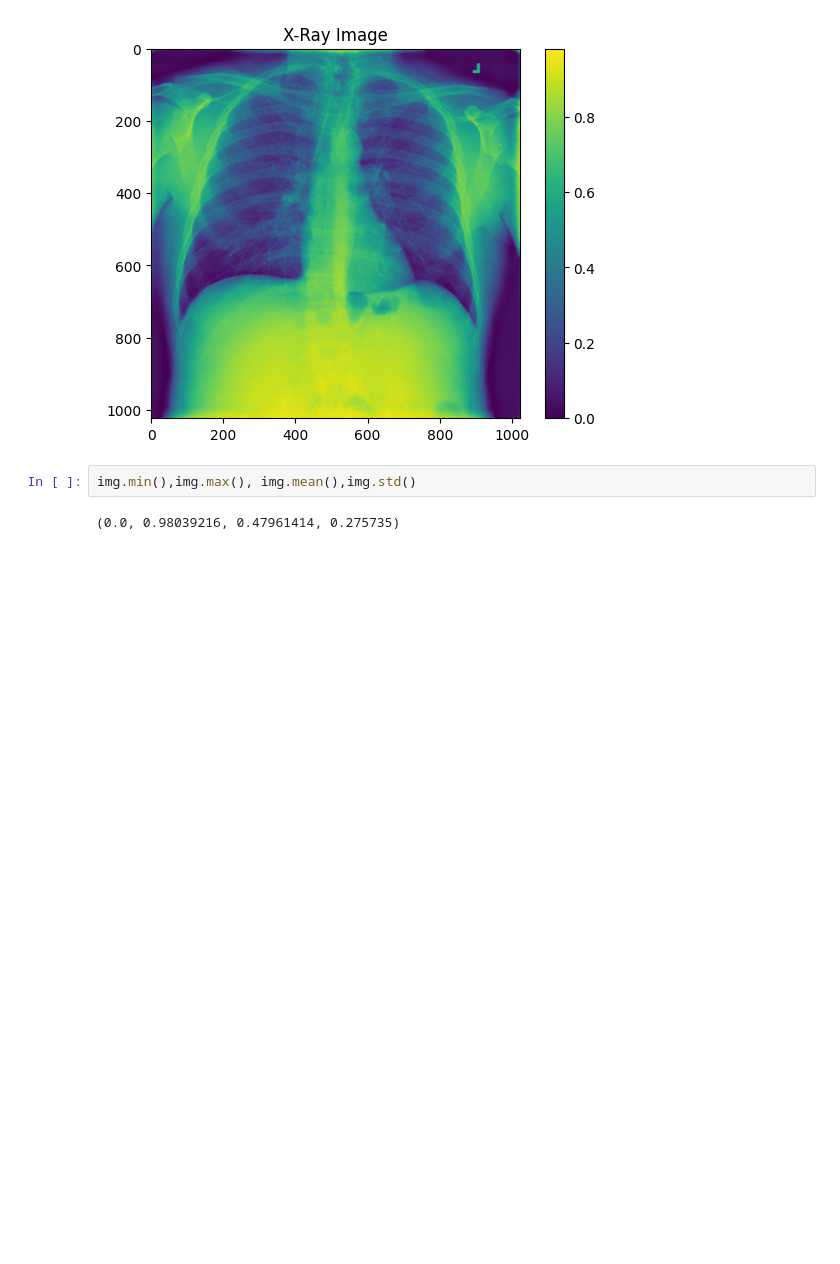
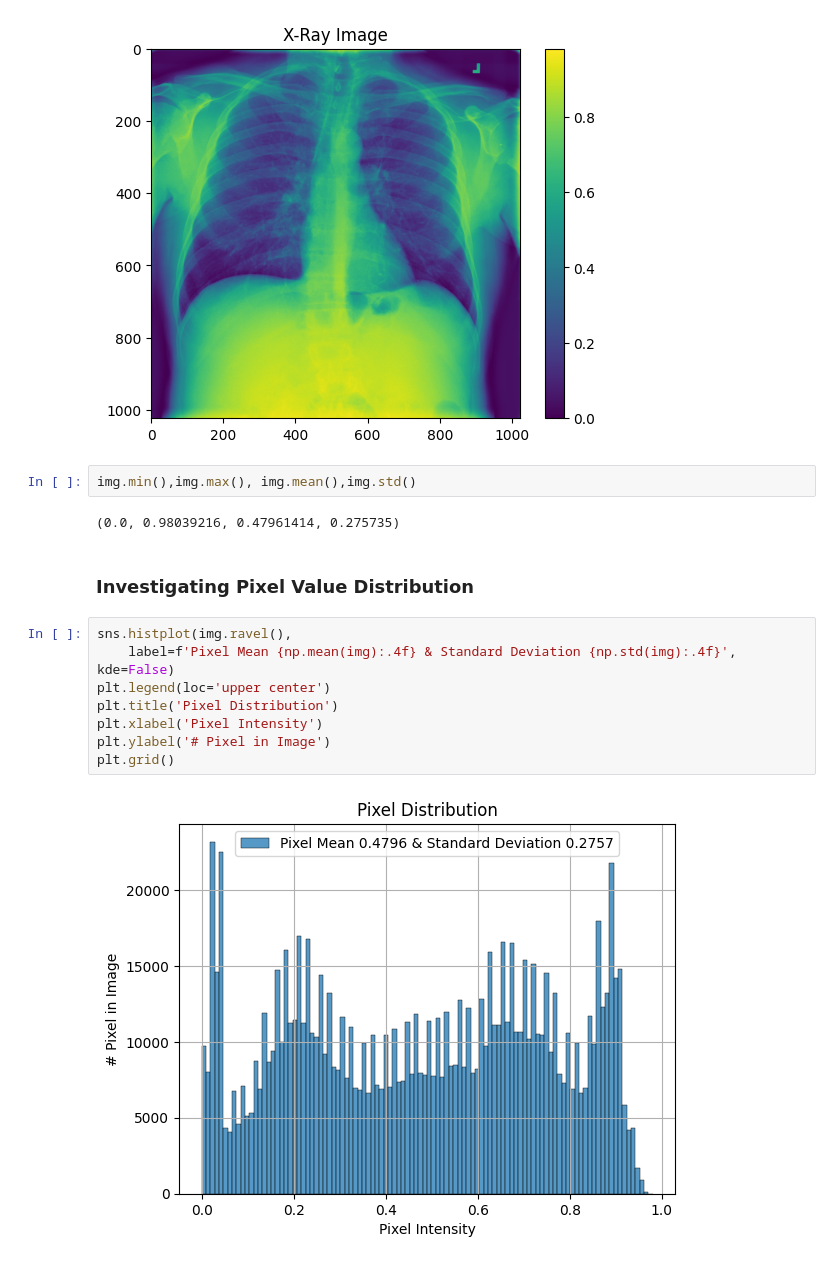
Before and after one commit to vivekpatel99/chest-x-ray-diagnosis-Multi-label-binary-classification, a Jupyter notebook: 01_exploratory_data_analysis.ipynb, the cells around one changed output. Saved outputs shown, nothing was run; the diff lists cells and outputs as text; blank space fills up the shorter version.

```diff
--- a/01_exploratory_data_analysis.ipynb
+++ b/01_exploratory_data_analysis.ipynb
@@ -178,3 +203,15 @@ plt.colorbar()
 img.min(),img.max(), img.mean(),img.std()
 # %% [output]
 (0.0, 0.98039216, 0.47961414, 0.275735)
+# %% [markdown]
+### Investigating Pixel Value Distribution
+# %%
+sns.histplot(img.ravel(),
+    label=f'Pixel Mean {np.mean(img):.4f} & Standard Deviation {np.std(img):.4f}', kde=False)
+plt.legend(loc='upper center')
+plt.title('Pixel Distribution')
+plt.xlabel('Pixel Intensity')
+plt.ylabel('# Pixel in Image')
+plt.grid()
+# %% [output]
+[figure, added]
```
Also changed, not shown: parts of 12 cells of this notebook, 5 other files.
